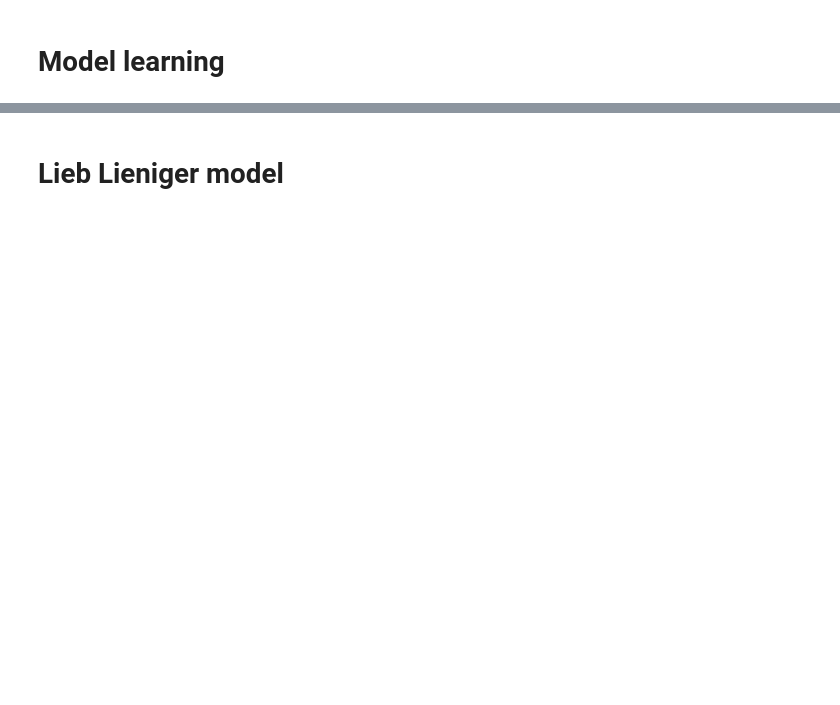
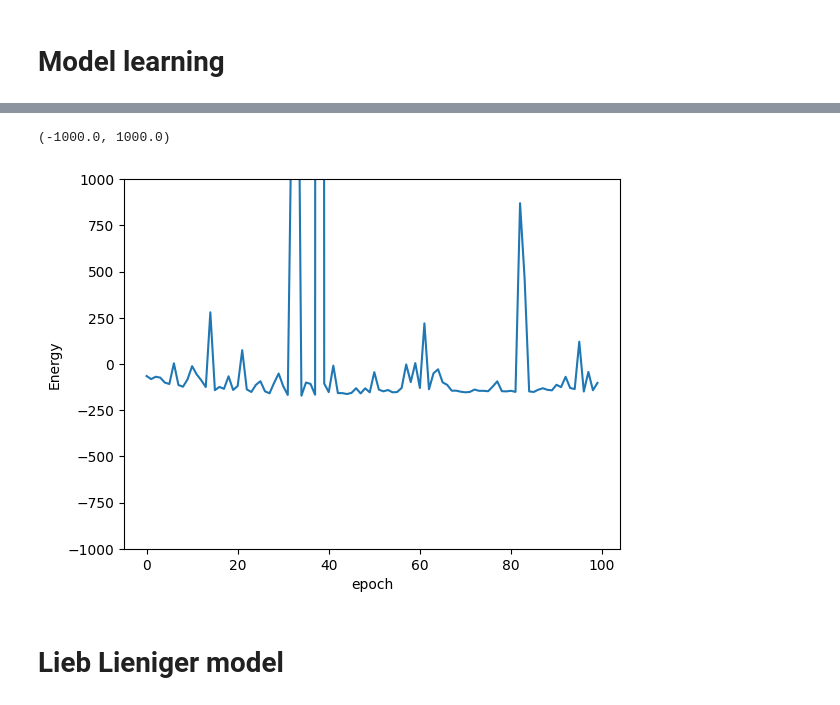
Before and after one commit to Wleter/nn_qft, a Jupyter notebook: testing.ipynb, the cells around one changed output, grey strips where cells are left out. Cells and saved outputs as stored; diff of their text form; code cells hidden in the pictures; blank space fills up the shorter version.

```diff
--- a/testing.ipynb
+++ b/testing.ipynb
@@ -201,22 +202,28 @@ NameError: name 'configurations' is not defined
 import keras
 import modules.ansatz_nn as ansatz_nn
 from modules.hamiltonians.hamiltonian_terms import *
+import modules.hamiltonians.lieb_liniger_model as ll_model
 import importlib
+import modules.metropolis as metro
+import matplotlib.pyplot as plt
+from collections import Counter
 importlib.reload(ansatz_nn)
+importlib.reload(ll_model)
+importlib.reload(metro)
 
 input_dim = 2
 
 ds1 = ansatz_nn.DeepSets(16, 2, 2, input_dim=input_dim, name = "deep_set_1")
 ds2 = ansatz_nn.DeepSets(16, 2, 2, input_dim=input_dim, name = "deep_set_2")
 
-hamiltonian = KineticTerm(0.5)
+hamiltonian = HamiltonianSum([KineticTerm(0.5), ExternalPotential.chemical_potential(100)])
 
 test_model = ansatz_nn.QFTNeuralNet(
     np.array([10, 100]),
     ds1,
     ds2,
     hamiltonian,
-    is_periodic = True
+    is_periodic = False
 )
 
 dataset = metro.make_dataset(test_model, 32, 10, 5)
@@ -242,16 +245,17 @@ Traceback (most recent call last):
 # %%
 lr_schedule = tf.keras.optimizers.schedules.ExponentialDecay(
     1e-2,
-    decay_steps = 5,
+    decay_steps = 20,
     decay_rate = 0.95,
     staircase=True
 )
 
 test_model.compile(
     optimizer = tf.keras.optimizers.Adam(lr_schedule),
+    regularization_lr_modifier = 100
 )
 
 history = test_model.fit(
     dataset.skip(500).take(1000),
-    epochs = 10,
+    epochs = 100,
 )
@@ -271,3 +295,13 @@ axes[2].hist(positions_2, bins=50);
+# %%
+fig, ax = plt.subplots()
+
+ax.plot(test_model.history.history["loss"])
+ax.set_xlabel("epoch")
+ax.set_ylabel("Energy")
+ax.set_ylim(-1000, 1000)
+# %% [output]
+(-1000.0, 1000.0)
+[figure, added]
 # %% [markdown]
 # Lieb Lieniger model
 # %%
```
Also changed, not shown: parts of 10 cells of this notebook, 5 other files.
